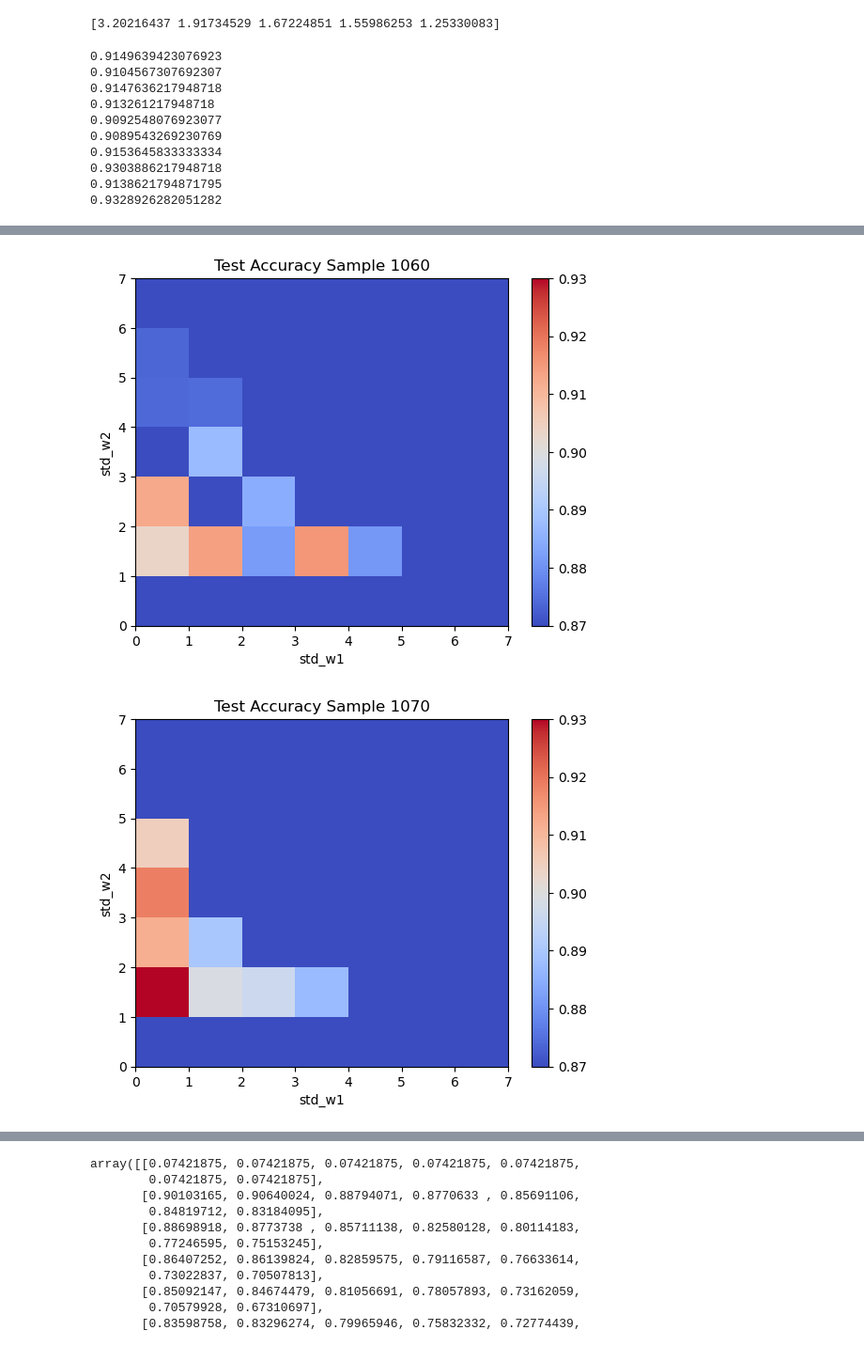
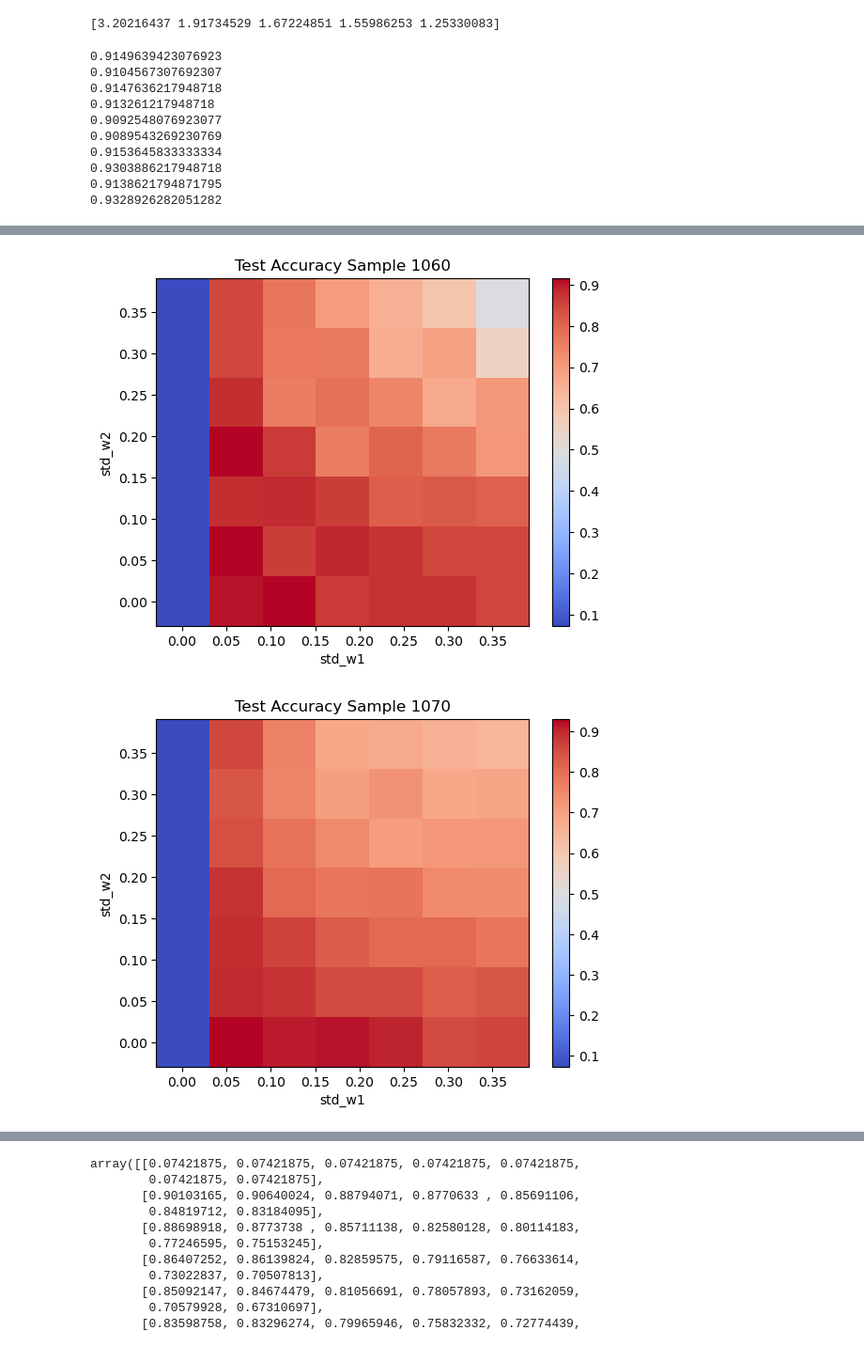
Before and after one commit to JoshuaSin4/Senior-Thesis, a Jupyter notebook: MNIST/Data/100/(0.0001, 0.4, 0.06)/sample_test-2.ipynb, the cells around one changed output, grey strips where cells are left out. Shown at 94% size. Drawn from its saved outputs; the diff is of its cells as text; code cells hidden in the pictures.

Commit message:
(0.001,0.4,0.06) Fixes to test notebook

```diff
--- a/MNIST/Data/100/(0.0001, 0.4, 0.06)/sample_test-2.ipynb
+++ b/MNIST/Data/100/(0.0001, 0.4, 0.06)/sample_test-2.ipynb
@@ -6,7 +6,7 @@ name_str='uniform-distribution-frequency-65-seed-{}.npz'
 sample_list = np.arange(1000,1100,10)
 std_w_range = np.arange(0.001,0.4,0.06)
 axis_std_w1 = np.arange(0.001, 0.4, 0.06)
-axis_std_w2 = np.arange(0.005, 0.1, 0.015)
+axis_std_w2 = np.arange(0.001, 0.4, 0.06)
 std_w1_axis, std_w2_axis = np.meshgrid(axis_std_w1,axis_std_w2)
 train_accuracy_10_samples = np.zeros((10,7,7))
 test_accuracy_10_samples = np.zeros((10,7,7))
@@ -20,8 +20,7 @@ for (i,sample) in enumerate(sample_list):
     data = np.load(name_str.format(i))
     fig = plt.figure()
     ax = plt.axes()
-    levels = np.linspace(0.87, 0.94, 10)
-    b = ax.pcolormesh(data['test_accuracy_w1_w2'], cmap ='coolwarm', vmin=0.87, vmax=0.93)
+    b = ax.pcolormesh(axis_std_w1, axis_std_w2, data['test_accuracy_w1_w2'].T, cmap ='coolwarm')
     plt.colorbar(b)
     ax.set_xlabel('std_w1')
     ax.set_ylabel('std_w2')
@@ -55,2 +54,2 @@ for (i,sample) in enumerate(sample_list):
-[figure, old version]
+[figure, new version]
-[figure, old version]
+[figure, new version]
```
Also changed, not shown: parts of 2 cells of this notebook, 31 other files.
